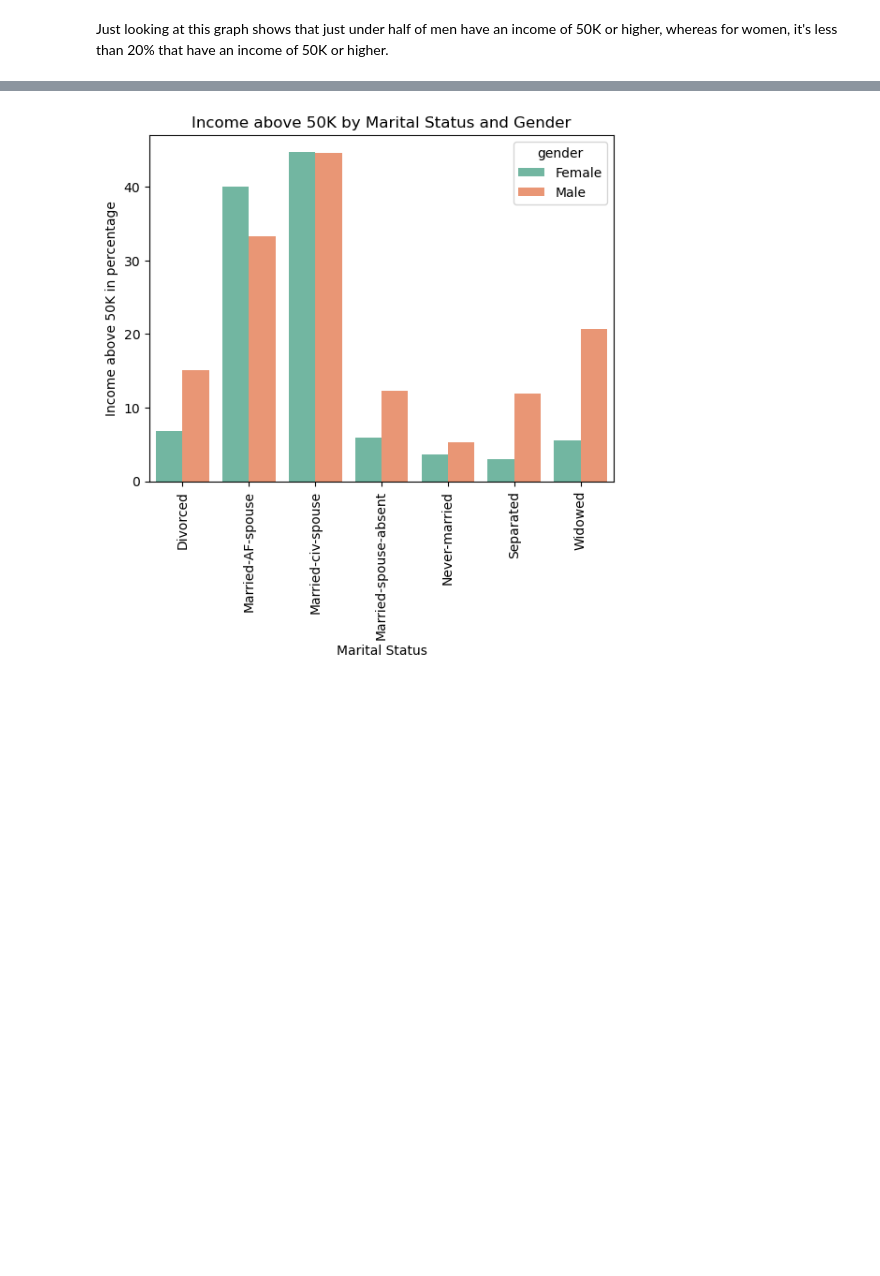
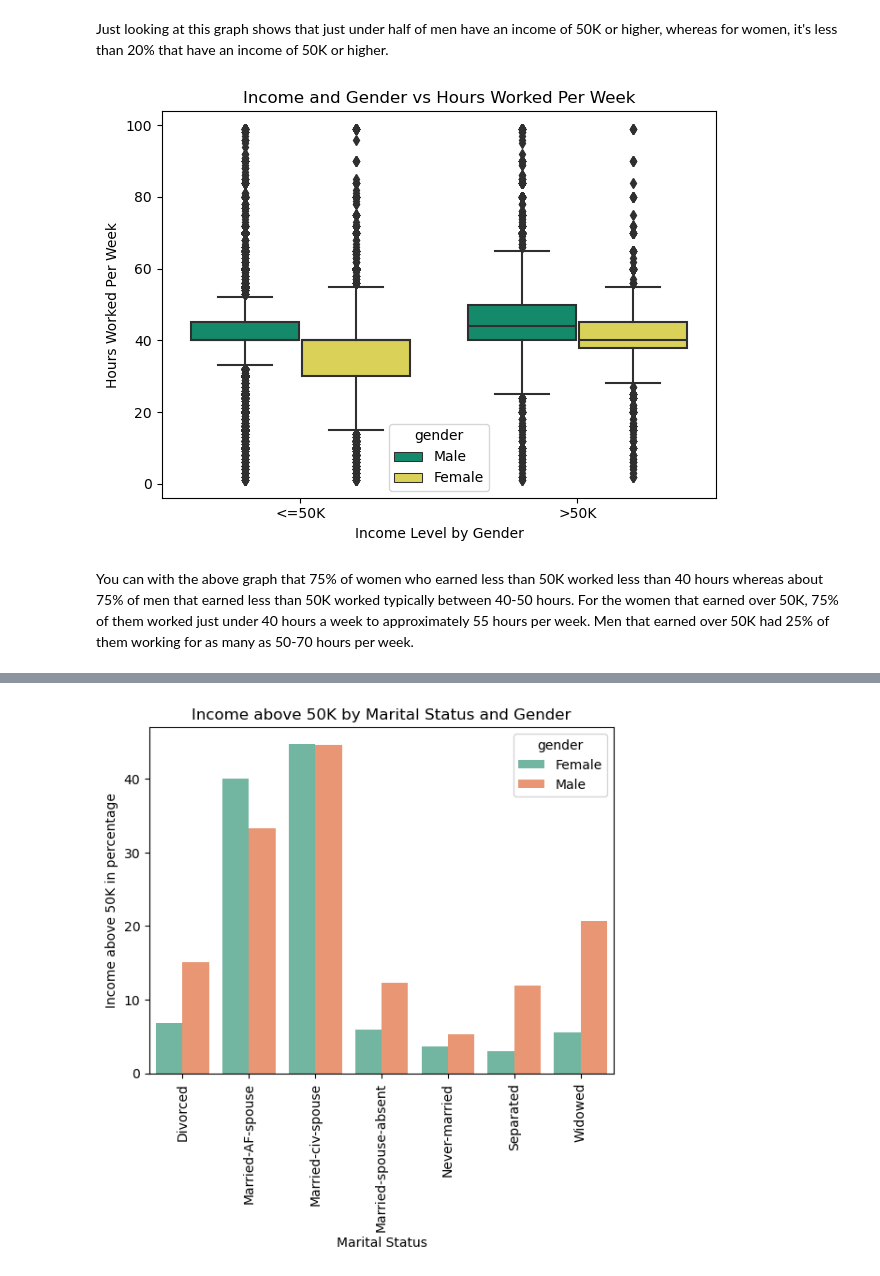
Before and after one commit to AngeliqueAlex/Story_Telling_Case_study, a Jupyter notebook: Story_Telling_Case_Study.ipynb, the cells around one changed output, grey strips where cells are left out. Drawn from its saved outputs; the diff is of its cells as text; code cells hidden in the pictures; blank space fills up the shorter version.

```diff
--- a/Story_Telling_Case_Study.ipynb
+++ b/Story_Telling_Case_Study.ipynb
@@ -248,6 +248,29 @@ plt.show()
 [figure]
 # %% [markdown]
 Just looking at this graph shows that just under half of men have an income of 50K or higher, whereas for women, it's less than 20% that have an income of 50K or higher.
+# %%
+# Filter the relevant columns
+hpw_df = df[['hours-per-week', 'income', 'gender']]
+
+# Define the colors
+third_colors = ['#009E73', '#F0E442', '#56B4E9', '#E69F00']
+sns.set_palette(third_colors)
+
+# Create the boxplot
+sns.boxplot(data=hpw_df, x='income', y='hours-per-week', hue='gender')
+
+# Customize the plot
+plt.title('Income and Gender vs Hours Worked Per Week')
+plt.xlabel('Income Level by Gender')
+plt.ylabel('Hours Worked Per Week')
+
+# Show the plot
+plt.tight_layout()
+plt.show()
+# %% [output]
+[figure, added]
+# %% [markdown]
+You can with the above graph that 75% of women who earned less than 50K worked less than 40 hours whereas about 75% of men that earned less than 50K worked typically between 40-50 hours.  For the women that earned over 50K, 75% of them worked just under 40 hours a week to approximately 55 hours per week. Men that earned over 50K had 25% of them working for as many as 50-70 hours per week.
 # %%
 # Create a binary column to indicate wheather a person earns more than 50K or not
 df['50K_threshold'] = df.apply(lambda x: 1 if x['income'] == '>50K' else 0, axis=1)
```
Also changed, not shown: parts of 5 cells of this notebook.
